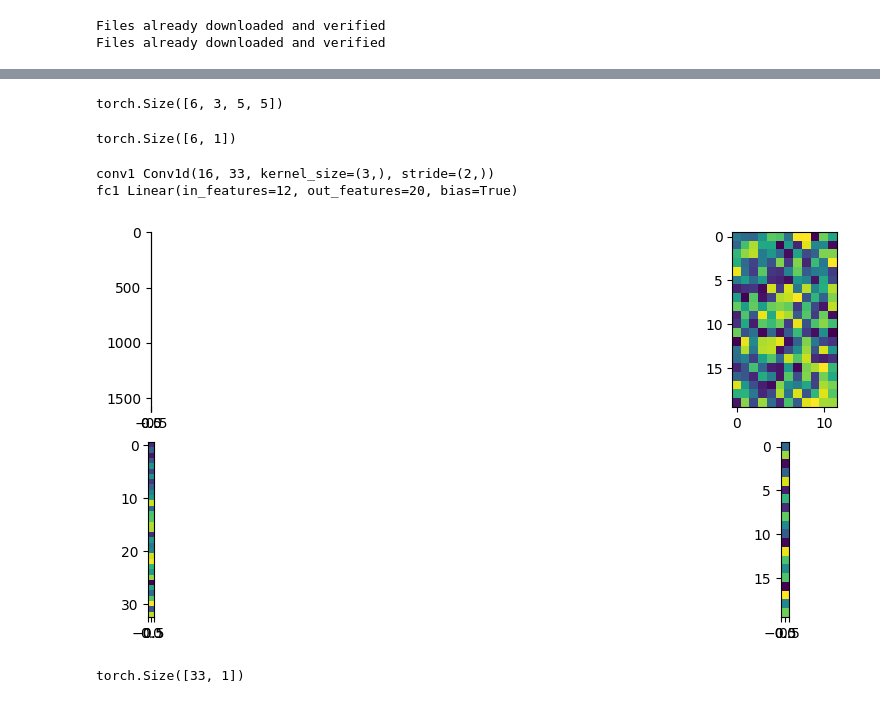
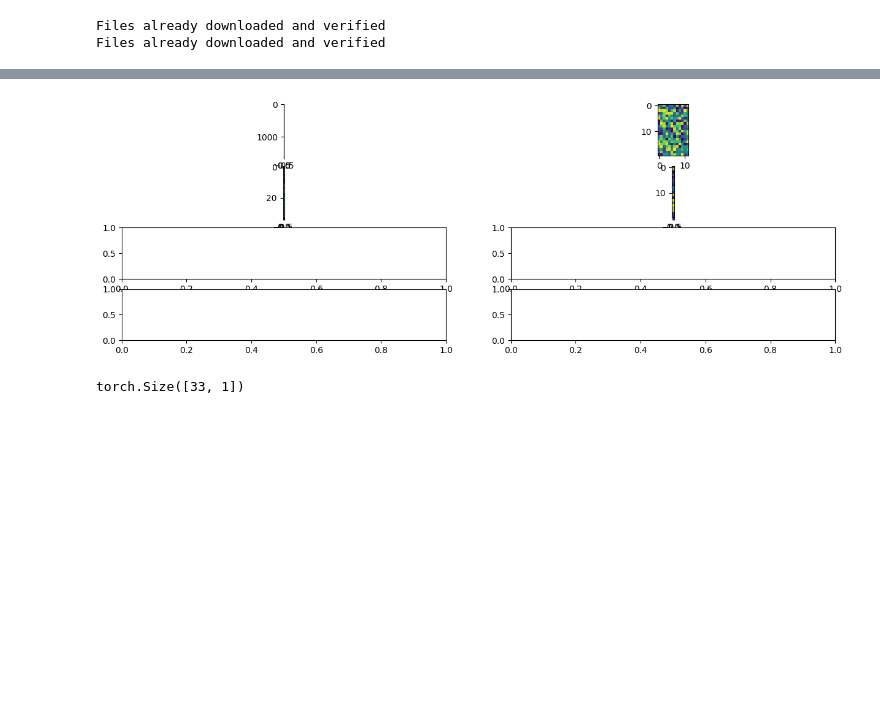
Before and after one commit to sollall/vismodel, a Jupyter notebook: sample_cnn.ipynb, the cells around one changed output, grey strips where cells are left out. Drawn from its saved outputs; the diff is of its cells as text; code cells hidden in the pictures; blank space fills up the shorter version.

Commit message:
output layer output image

```diff
--- a/sample_cnn.ipynb
+++ b/sample_cnn.ipynb
@@ -102,34 +109,24 @@ fc3 Linear(in_features=84, out_features=10, bias=True)
-# %%
-net.conv1.weight.shape
-# %% [output]
-torch.Size([6, 3, 5, 5])
-# %%
-net.conv1.bias.unsqueeze(1).shape
-# %% [output]
-torch.Size([6, 1])
 # %%
-class net1D(nn.Module):
+class net1D(Vismodule):
     def __init__(self):
         super(net1D, self).__init__()
         self.conv1 = nn.Conv1d(16, 33, 3,stride=2)  # 入力チャンネル数、出力チャンネル数、カーネルサイズ
         self.pool = nn.MaxPool1d(2)
         self.fc1 = nn.Linear(12, 20)  # 入力サイズ、出力サイズ
 
     def forward(self, x):
         x = self.pool(F.relu(self.conv1(x)))
         x=F.relu(self.fc1(x))
         return x
 
 m = net1D()
 input = torch.randn(20, 16, 50)
 output = m(input)
 m.conv1.weight.unsqueeze(3).shape
 
-visualize_wandb(m)
+m.visualize_wandb()
 # %% [output]
-conv1 Conv1d(16, 33, kernel_size=(3,), stride=(2,))
-fc1 Linear(in_features=12, out_features=20, bias=True)
-[figure, old version]
+[figure, new version]
 # %%
 m.conv1.bias.unsqueeze(1).shape
 # %% [output]
```
Also changed, not shown: parts of 2 cells of this notebook, 3 other files.
